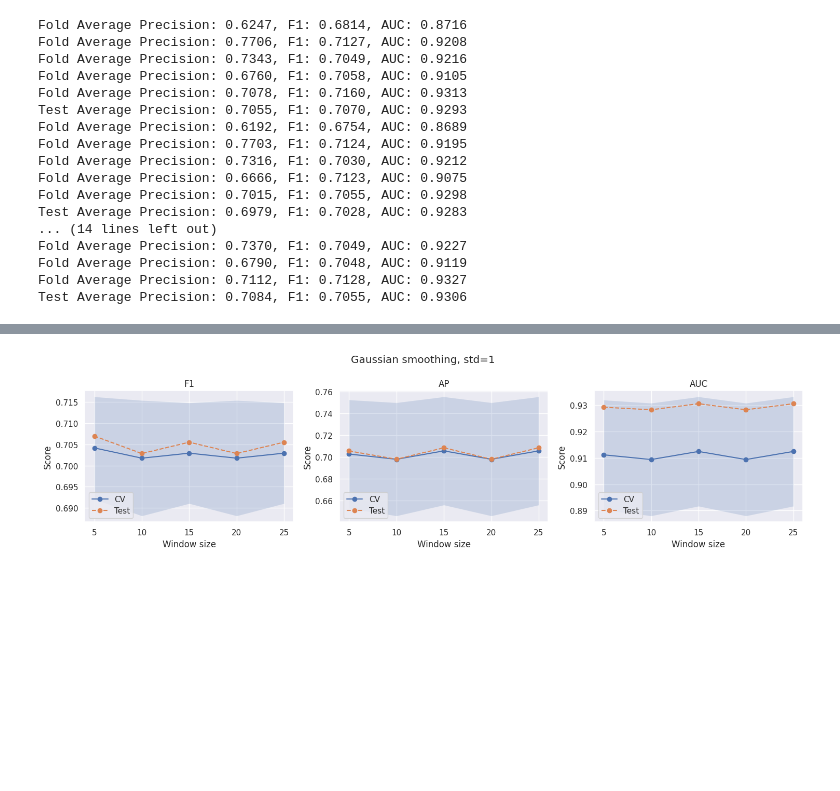
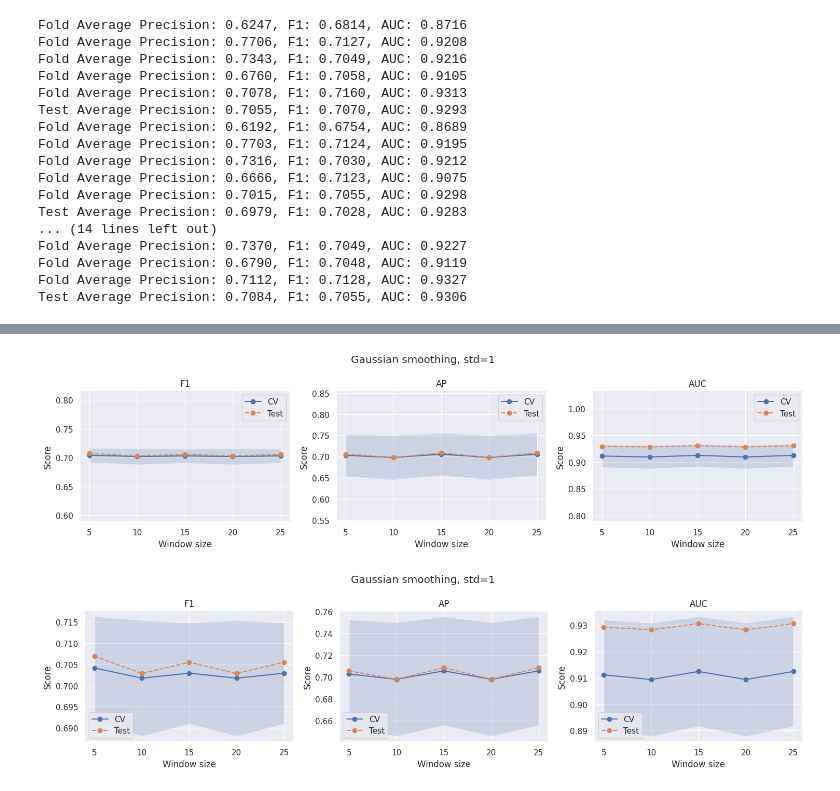
Before and after one commit to alan-man/tal-projet, a Jupyter notebook: pres.ipynb, the cells around one changed output, grey strips where cells are left out. Drawn from its saved outputs; the diff is of its cells as text; code cells hidden in the pictures; blank space fills up the shorter version.

```diff
--- a/pres.ipynb
+++ b/pres.ipynb
@@ -2400,3 +2393,9 @@ def plot_cv_smooth(ap_lst, f1_lst, auc_lst, ap_lst_test, f1_lst_test, auc_lst_te
 
     plt.tight_layout()
     plt.show()
+# %%
+ap_lst, f1_lst, auc_lst, ap_lst_test, f1_lst_test, auc_lst_test = train_smooth_gauss(alphas = [5, 10, 15, 20])
+
+f1_mean, f1_std = mean_std_per_fold(f1_lst)
+ap_mean, ap_std = mean_std_per_fold(ap_lst)
+auc_mean, auc_std = mean_std_per_fold(auc_lst)
@@ -2874,3 +2955,43 @@ Test Average Precision: 0.7084, F1: 0.7055, AUC: 0.9306
+# %%
+def plot_cv_smooth(ap_lst, f1_lst, auc_lst, ap_lst_test, f1_lst_test, auc_lst_test, alphas, fold_size=5, title="", xlab="Alpha", resize=False):
+    # Compute mean and std per fold
+    f1_mean, f1_std = mean_std_per_fold(f1_lst, fold_size)
+    ap_mean, ap_std = mean_std_per_fold(ap_lst, fold_size)
+    auc_mean, auc_std = mean_std_per_fold(auc_lst, fold_size)
+
+    sns.set_theme(style="darkgrid")
+    fig, axes = plt.subplots(1, 3, figsize=(15, 4))
+    titles = ["F1", "AP", "AUC"]
+
+    means = [f1_mean, ap_mean, auc_mean]
+    stds = [f1_std, ap_std, auc_std]
+    tests = [f1_lst_test, ap_lst_test, auc_lst_test]
+
+    for i, ax in enumerate(axes):
+        ax.plot(alphas, means[i], label="CV", marker="o")
+        ax.fill_between(alphas, means[i] - stds[i], means[i] + stds[i], alpha=0.2)
+        ax.plot(alphas, tests[i], label="Test", linestyle="--", marker="o")
+
+        lower_bound = np.min(means[i] - stds[i])
+        upper_bound = np.max(means[i] + stds[i])
+
+        if resize:
+            ax.set_ylim(lower_bound - 0.1, upper_bound + 0.1)
+
+        ax.set_title(titles[i])
+        ax.set_xlabel(xlab)
+        ax.set_ylabel("Score")
+        ax.set_xticks(alphas)
+        ax.legend()
+
+    plt.suptitle(title)
+    plt.tight_layout()
+    plt.savefig(f"images/smooth{title}.pdf")
+    plt.show()
+# %%
+plot_cv_smooth(ap_lst, f1_lst, auc_lst, ap_test, f1_test, auc_test, alphas = [5, 10, 15, 20, 25], title=f"Gaussian smoothing, std={std_val}", xlab="Window size", resize = True)
+# %% [output]
+[figure, added]
 # %%
 plot_cv_smooth(ap_lst, f1_lst, auc_lst, ap_test, f1_test, auc_test, alphas = [5, 10, 15, 20, 25], title=f"Gaussian smoothing, std={std_val}", xlab="Window size")
 # %% [output]
```
Also changed, not shown: parts of 9 cells of this notebook, 6 other files.
